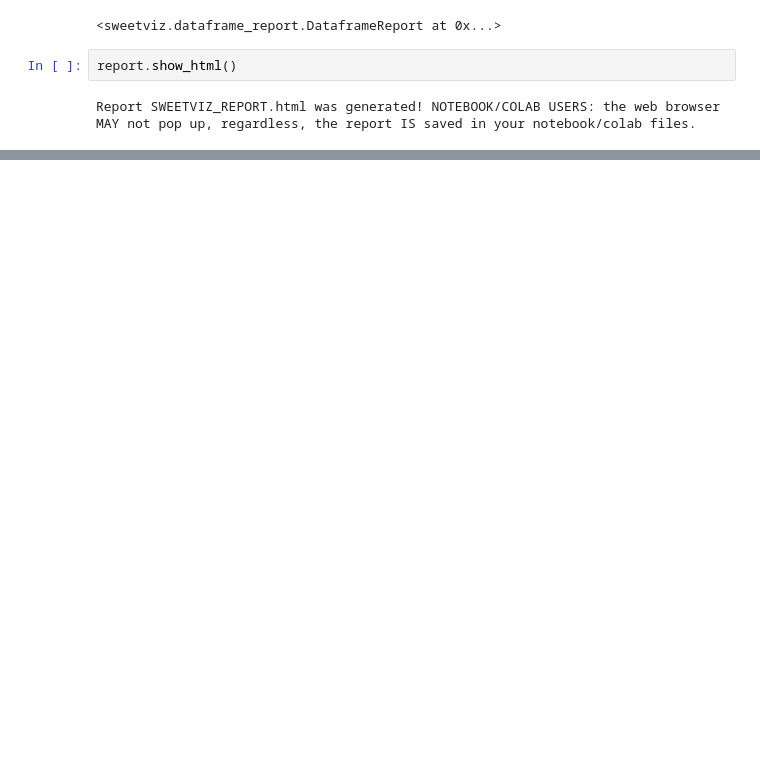
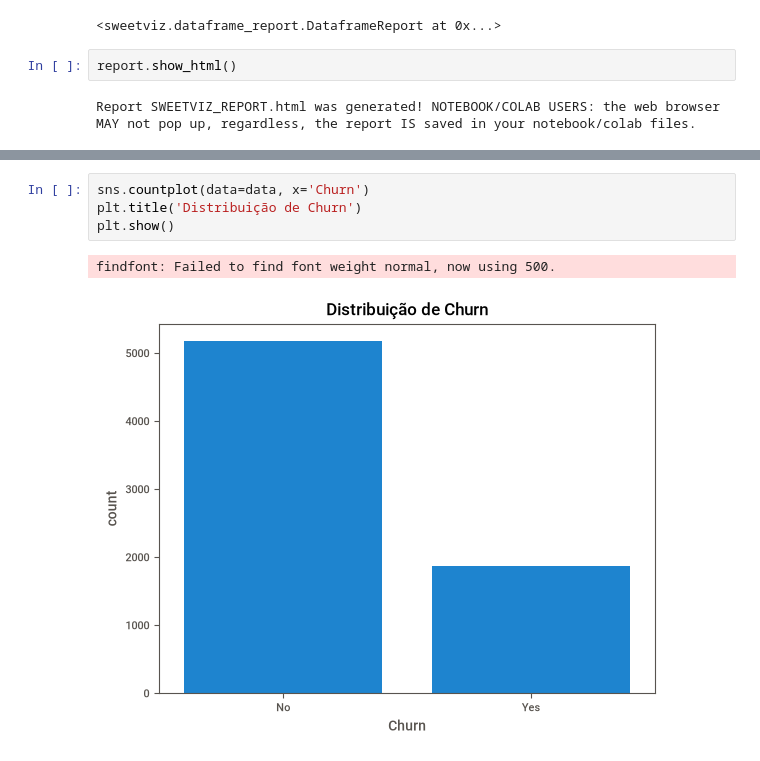
Before and after one commit to Jadsonsmxr/customer-churn-prediction, a Jupyter notebook: notebooks/01_eda.ipynb, the cells around one changed output, grey strips where cells are left out. Cells and saved outputs as stored; diff of their text form; blank space fills up the shorter version.

```diff
--- a/notebooks/01_eda.ipynb
+++ b/notebooks/01_eda.ipynb
@@ -168,0 +183,7 @@ Report SWEETVIZ_REPORT.html was generated! NOTEBOOK/COLAB USERS: the web browser
+# %%
+sns.countplot(data=data, x='Churn')
+plt.title('Distribuição de Churn')
+plt.show()
+# %% [output]
+findfont: Failed to find font weight normal, now using 500.
+[figure, added]
```
Also changed, not shown: parts of 51 cells of this notebook.
